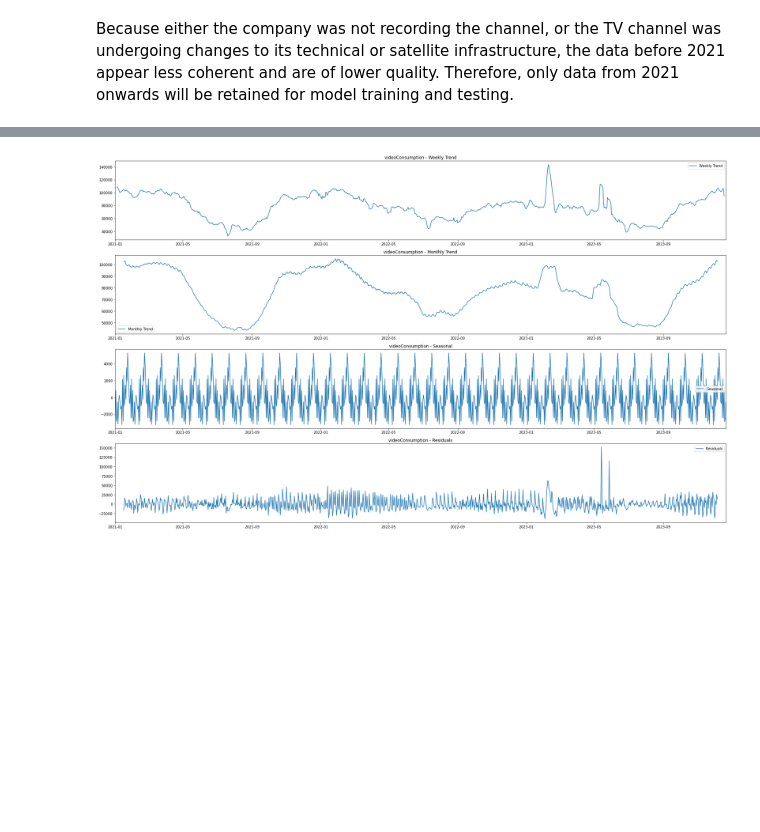
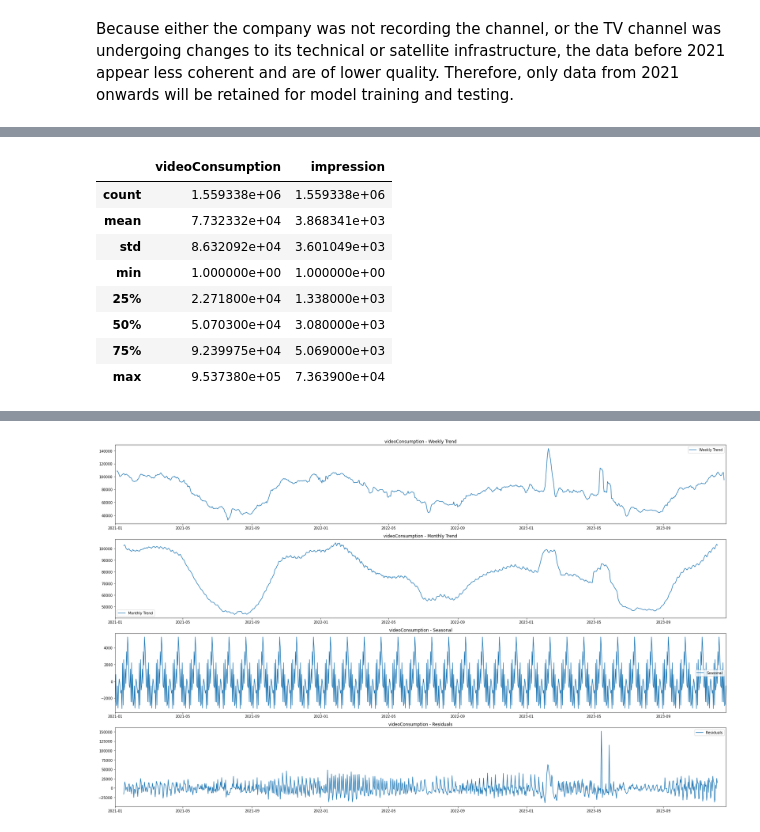
Before and after one commit to YilinElyn/Predicting-Live-TV-viewership, a Jupyter notebook: EDA_NowTV.ipynb, the cells around one changed output, grey strips where cells are left out. Cells and saved outputs as stored; diff of their text form; code cells hidden in the pictures; blank space fills up the shorter version.

```diff
--- a/EDA_NowTV.ipynb
+++ b/EDA_NowTV.ipynb
@@ -323,0 +336,12 @@ df_day_final = pd.read_csv('/Users/elynyang/Desktop/Final project/dataset/df_day
+# %%
+df_minute_final.describe()
+# %% [output]
+|  | videoConsumption | impression |
+| count | 1.559338e+06 | 1.559338e+06 |
+| mean | 7.732332e+04 | 3.868341e+03 |
+| std | 8.632092e+04 | 3.601049e+03 |
+| min | 1.000000e+00 | 1.000000e+00 |
+| 25% | 2.271800e+04 | 1.338000e+03 |
+| 50% | 5.070300e+04 | 3.080000e+03 |
+| 75% | 9.239975e+04 | 5.069000e+03 |
+| max | 9.537380e+05 | 7.363900e+04 |
```
Also changed, not shown: parts of 3 cells of this notebook.
